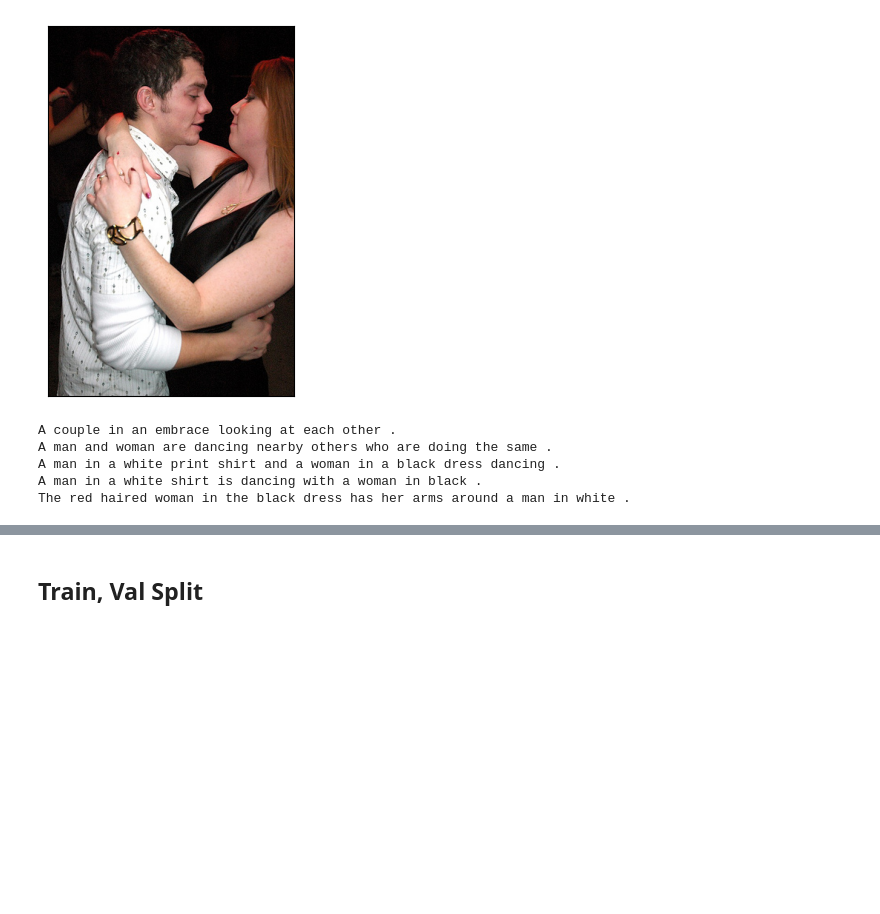
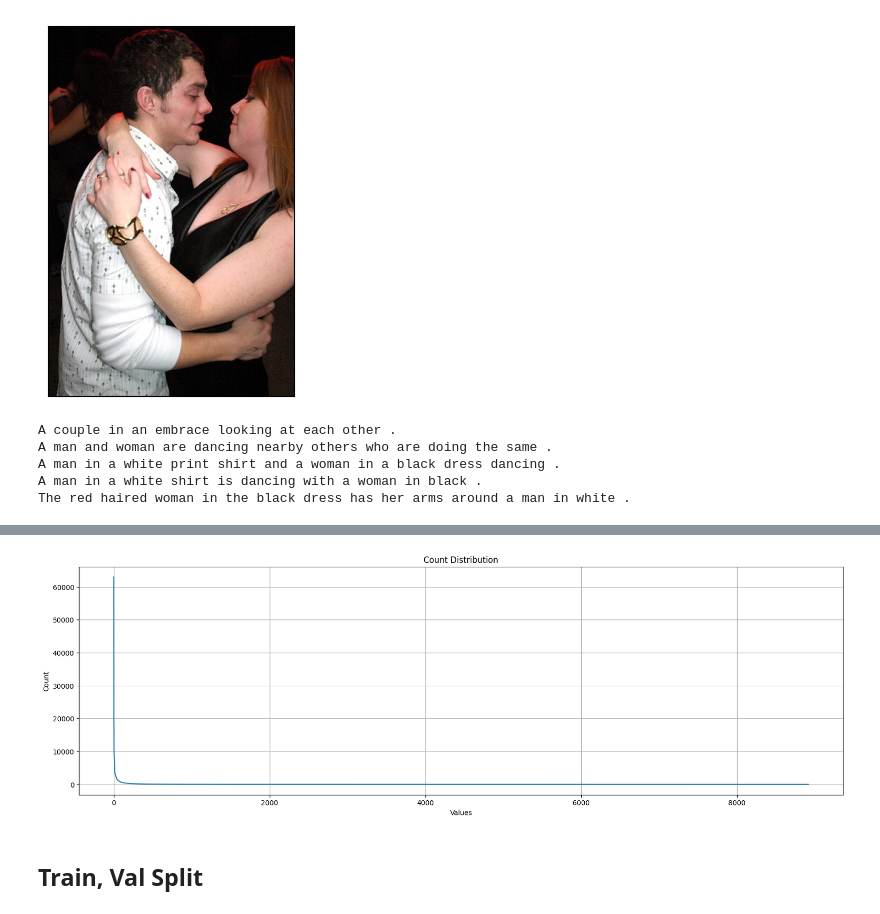
Before and after one commit to natek-1/Image-Captioning, a Jupyter notebook: research/show attend and tell.ipynb, the cells around one changed output, grey strips where cells are left out. Saved outputs shown, nothing was run; the diff lists cells and outputs as text; code cells hidden in the pictures; blank space fills up the shorter version.

```diff
--- a/research/show attend and tell.ipynb
+++ b/research/show attend and tell.ipynb
@@ -60,0 +64,20 @@ The red haired woman in the black dress has her arms around a man in white .
+# %%
+df = pd.read_csv("data/captions.txt")
+df_captions = df.caption
+# %%
+def count_words(df):
+    vocabulary = []
+    for txt in df.caption.values:
+        vocabulary.extend(txt.split())
+    counter = defaultdict(int)
+
+    for word in vocabulary:
+        counter[word.lower()] += 1
+    sorted_items = sorted(counter.items(), key=lambda item: item[-1], reverse=True)
+
+
+    df = pd.DataFrame(sorted_items, columns=['word', 'count'])
+
+    return df
+
+df_counter = count_words(df)
@@ -61,3 +98,11 @@ The red haired woman in the black dress has her arms around a man in white .
+# %%
+df_counter["count"].plot(grid=True, figsize=(20, 6))
+plt.title("Count Distribution")
+plt.xlabel("Values")
+plt.ylabel("Count")
+plt.show()
+# %% [output]
+[figure, added]
 # %% [markdown]
 ## Train, Val Split
 # %%
```
Also changed, not shown: parts of 3 cells of this notebook.
